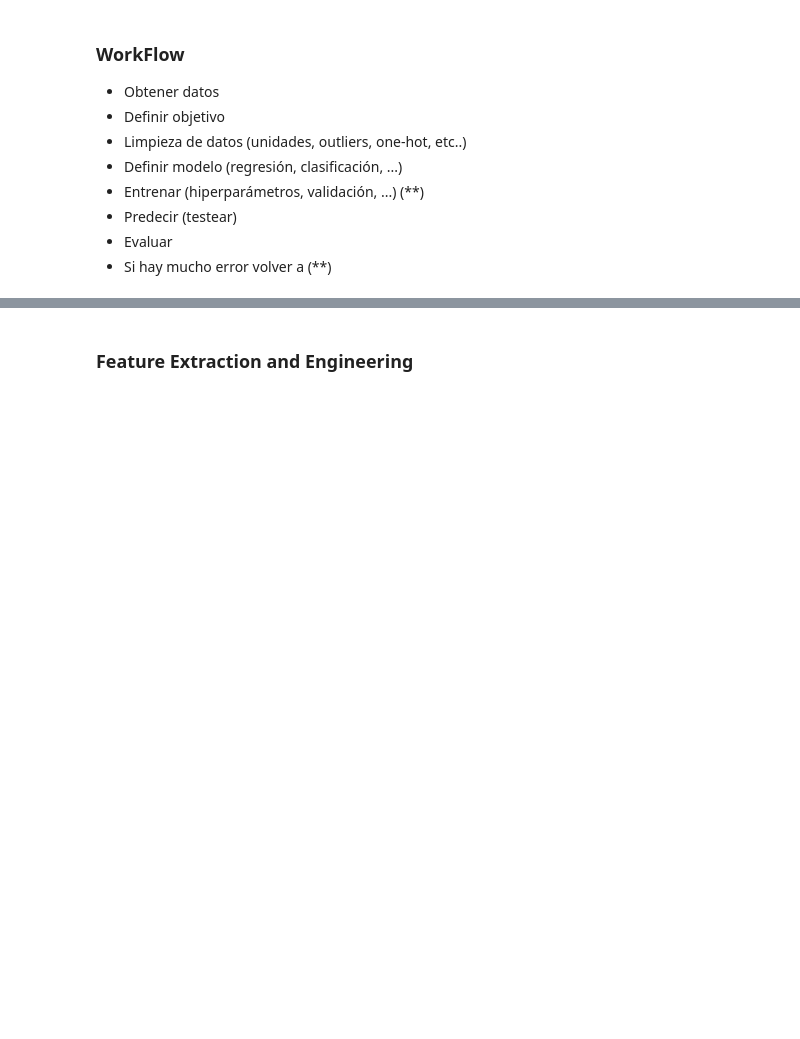
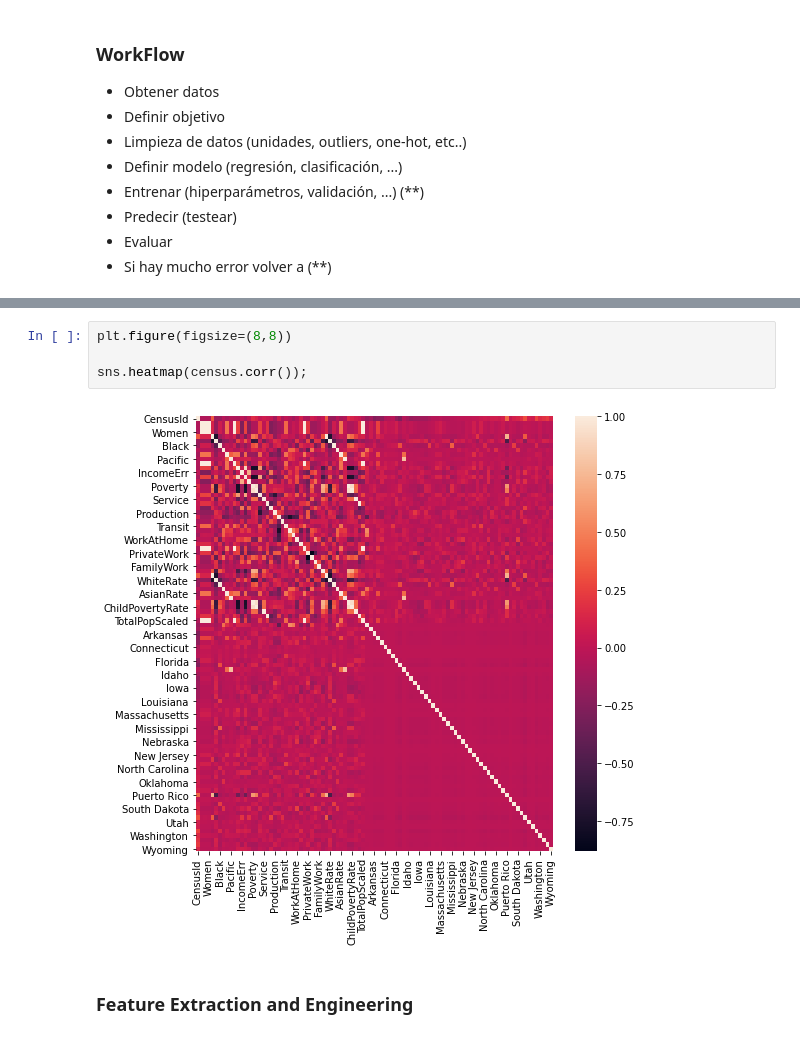
Before and after one commit to YonatanRA/ds_tb_part_21_09, a Jupyter notebook: 03-Machine_Learning/1.1 - Intro Machine Learning.ipynb, the cells around one changed output, grey strips where cells are left out. Cells and saved outputs as stored; diff of their text form; blank space fills up the shorter version.

```diff
--- a/03-Machine_Learning/1.1 - Intro Machine Learning.ipynb
+++ b/03-Machine_Learning/1.1 - Intro Machine Learning.ipynb
@@ -21,2 +222,8 @@
+# %%
+plt.figure(figsize=(8,8))
+
+sns.heatmap(census.corr());
+# %% [output]
+[figure, added]
 # %% [markdown]
 ### Feature Extraction and Engineering
```
Also changed, not shown: parts of 23 cells of this notebook.
